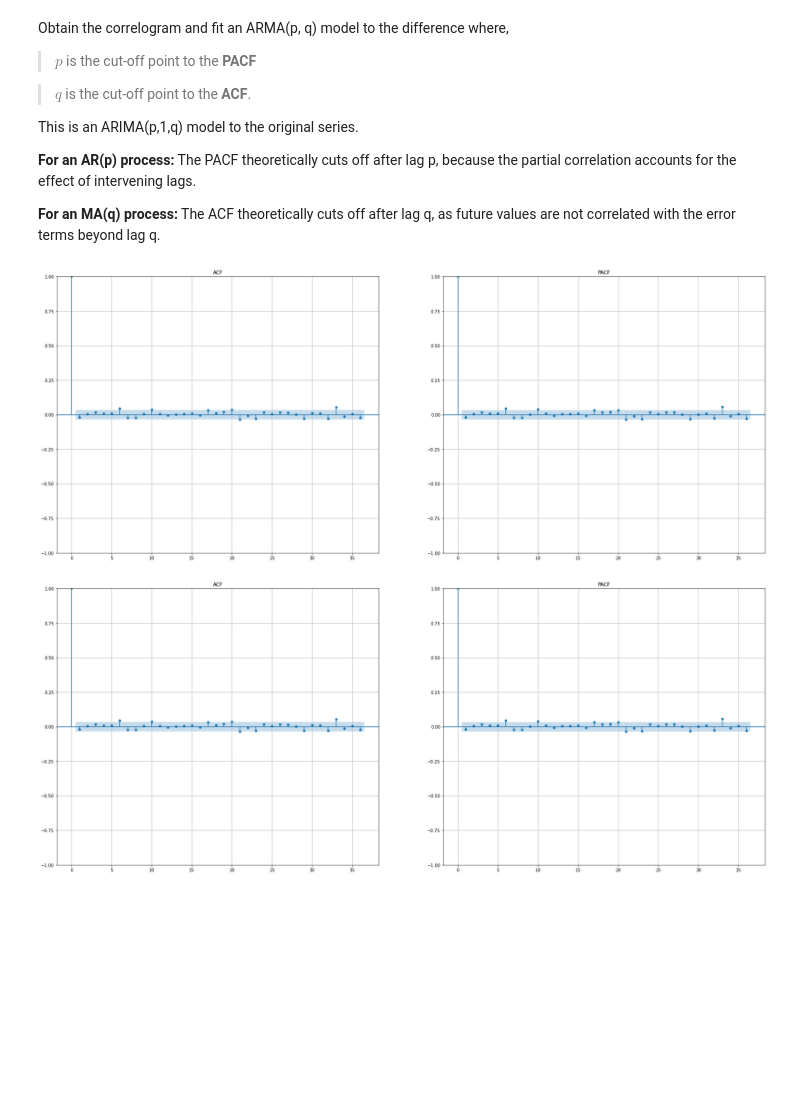
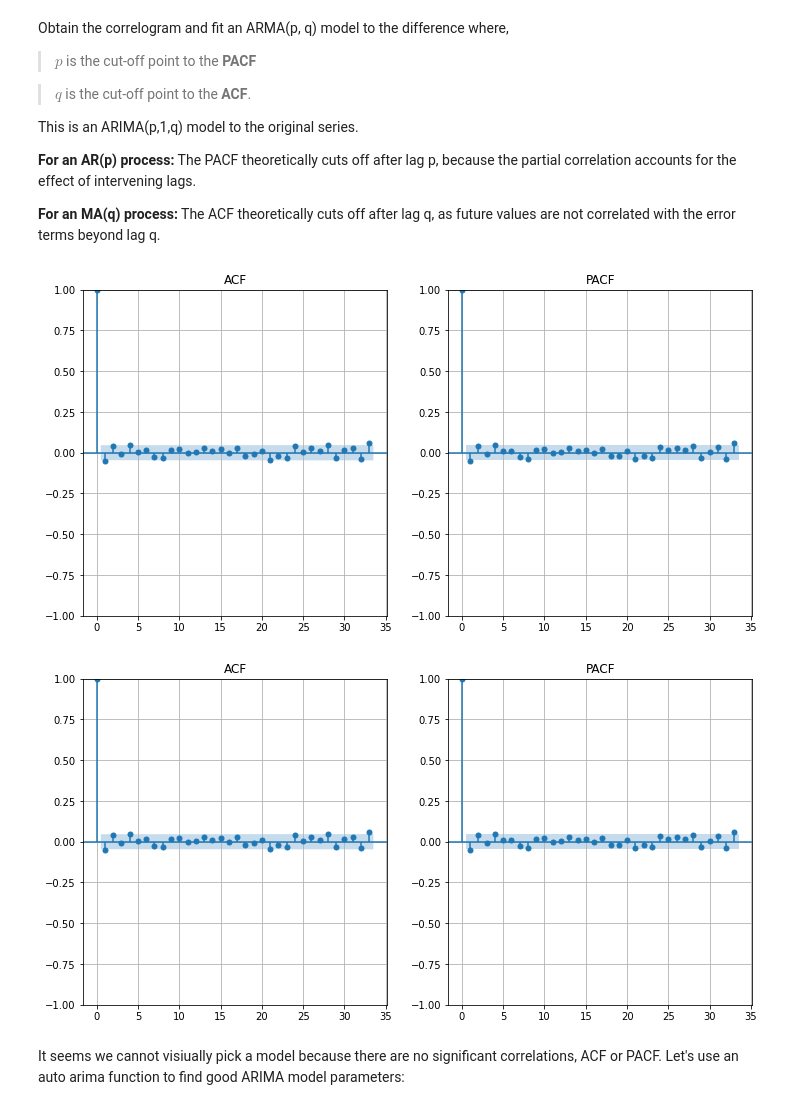
Before and after one commit to adevrent/wqu_mscfe, a Jupyter notebook: Financial Econometrics/M4/BTC_ARIMA_practice.ipynb, the cells around one changed output. Drawn from its saved outputs; the diff is of its cells as text; code cells hidden in the pictures; blank space fills up the shorter version.

Commit message:
Created jupyter notebooks for ARIMA practice

```diff
--- a/Financial Econometrics/M4/BTC_ARIMA_practice.ipynb
+++ b/Financial Econometrics/M4/BTC_ARIMA_practice.ipynb
@@ -19,9 +19,9 @@ from statsmodels.tsa.stattools import adfuller  # Augmented Dickey Fuller test f
 # %%
 # Download and clean data
 end = datetime.datetime.now()
-timedelta = datetime.timedelta(5 * 365)  # last 5 years
+timedelta = datetime.timedelta(5 * 365)  # last 3 years
 start = end - timedelta
-df_btc = pd.DataFrame(yf.download("BTC-USD")["Adj Close"])
+df_btc = pd.DataFrame(yf.download("BTC-USD", start, end)["Adj Close"])
 df_btc.columns = ["BTC"]
 
 # Calculate 2 order percent changes
@@ -102,13 +104,15 @@ This is an ARIMA(p,1,q) model to the original series.
 **For an MA(q) process:** The ACF theoretically cuts off after lag q, as future values are not correlated with the error terms beyond lag q.
 # %%
 from statsmodels.graphics.tsaplots import plot_acf, plot_pacf
-fig, axs = plt.subplots(1, 2, figsize=(30, 12))
+fig, axs = plt.subplots(1, 2, figsize=(12, 6))
 axs[0].grid()
 axs[1].grid()
 plot_acf(df_btc.loc[:, "pct_1"], title="ACF", ax=axs[0])
 plot_pacf(df_btc.loc[:, "pct_1"], title="PACF", ax=axs[1])
 # plot_acf(df_btc.loc[:, "BTC"], title="ACF", ax=axs[0])
 # plot_pacf(df_btc.loc[:, "BTC"], title="PACF", ax=axs[1])
 # %% [output]
-[figure, old version]
+[figure, new version]
-[figure, old version]
+[figure, new version]
+# %% [markdown]
+It seems we cannot visiually pick a model because there are no significant correlations, ACF or PACF. Let's use an auto arima function to find good ARIMA model parameters:
```
Also changed, not shown: parts of 16 cells of this notebook, 1 other file.
